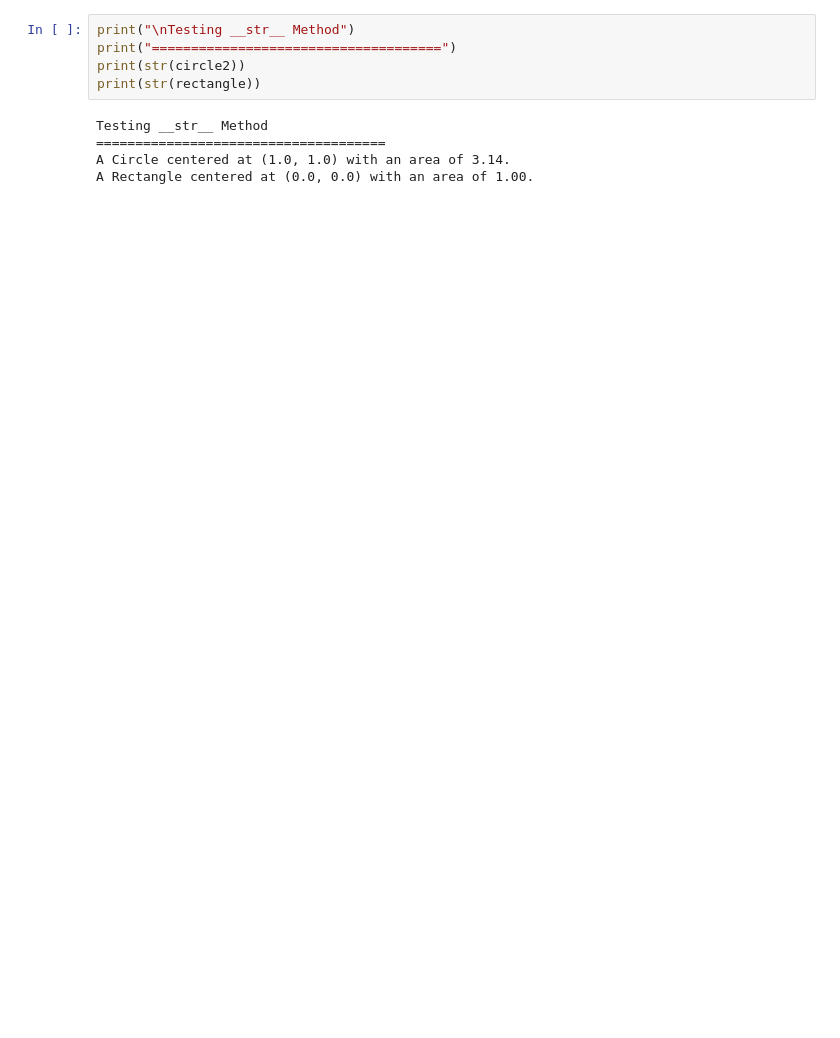
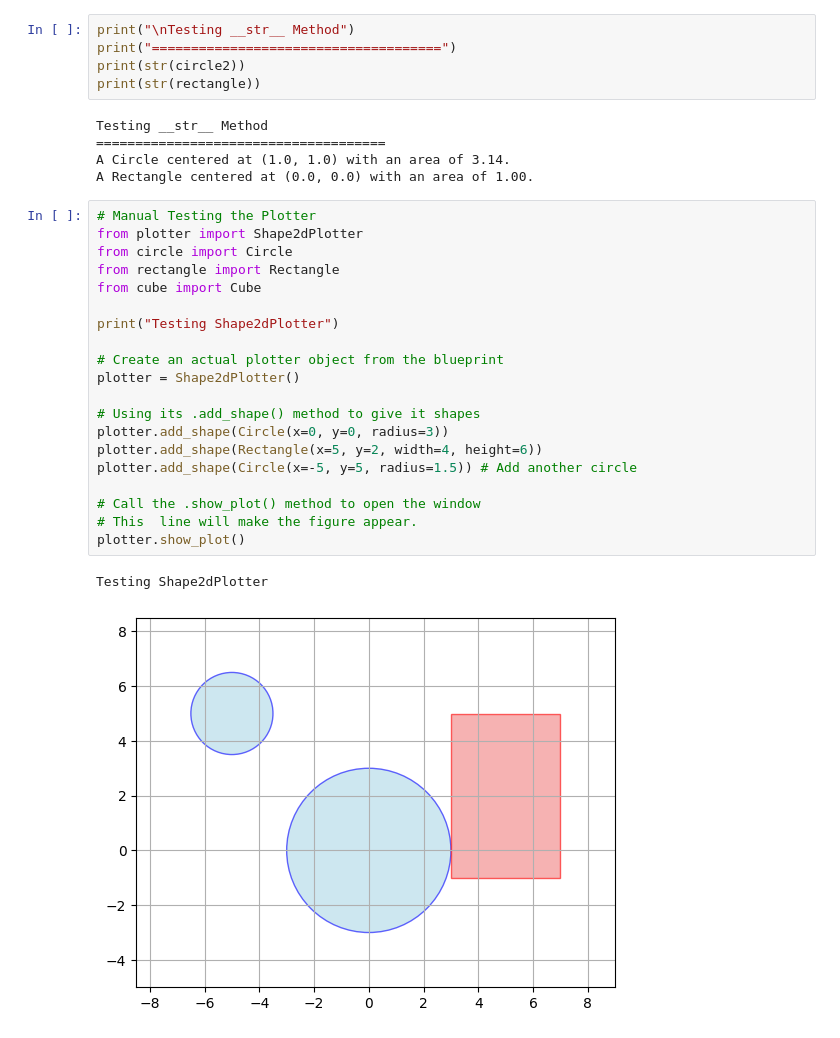
Before and after one commit to indiramahadiva/lab_2_indiramahadiva_python_DE25, a Jupyter notebook: main_test.ipynb, the cells around one changed output. Drawn from its saved outputs; the diff is of its cells as text; blank space fills up the shorter version.

```diff
--- a/main_test.ipynb
+++ b/main_test.ipynb
@@ -104,3 +104,26 @@ Testing __str__ Method
 =====================================
 A Circle centered at (1.0, 1.0) with an area of 3.14.
 A Rectangle centered at (0.0, 0.0) with an area of 1.00.
+# %%
+# Manual Testing the Plotter
+from plotter import Shape2dPlotter
+from circle import Circle
+from rectangle import Rectangle
+from cube import Cube
+
+print("Testing Shape2dPlotter")
+
+# Create an actual plotter object from the blueprint
+plotter = Shape2dPlotter()
+
+# Using its .add_shape() method to give it shapes
+plotter.add_shape(Circle(x=0, y=0, radius=3))
+plotter.add_shape(Rectangle(x=5, y=2, width=4, height=6))
+plotter.add_shape(Circle(x=-5, y=5, radius=1.5)) # Add another circle
+
+# Call the .show_plot() method to open the window
+# This  line will make the figure appear.
+plotter.show_plot()
+# %% [output]
+Testing Shape2dPlotter
+[figure, added]
```
Also changed, not shown: parts of 7 cells of this notebook, 7 other files.
